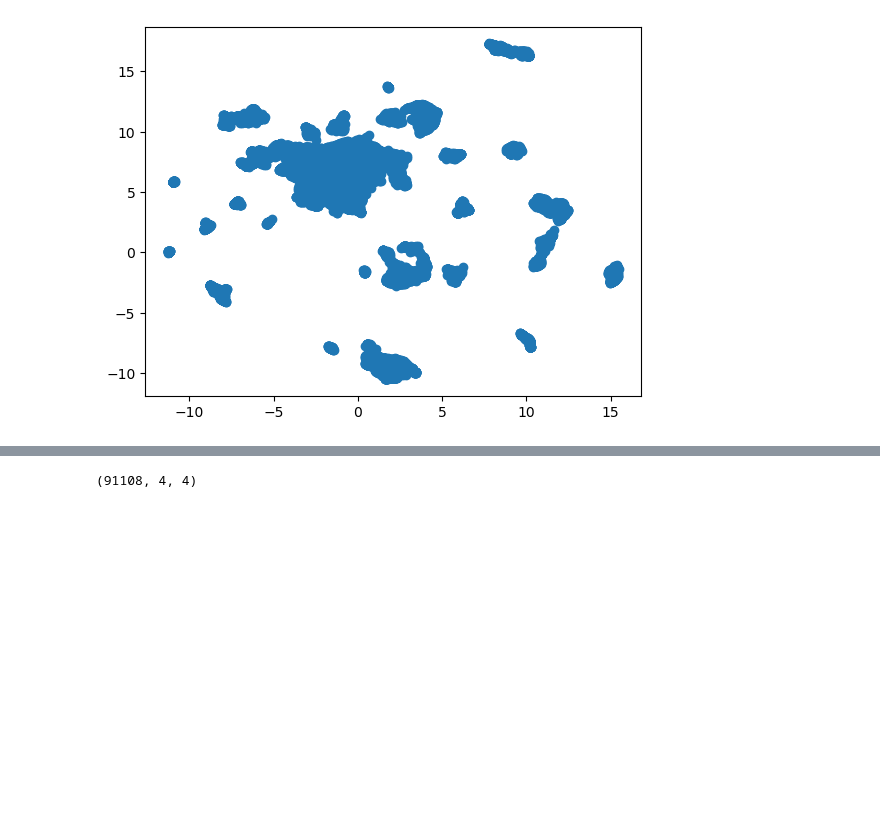
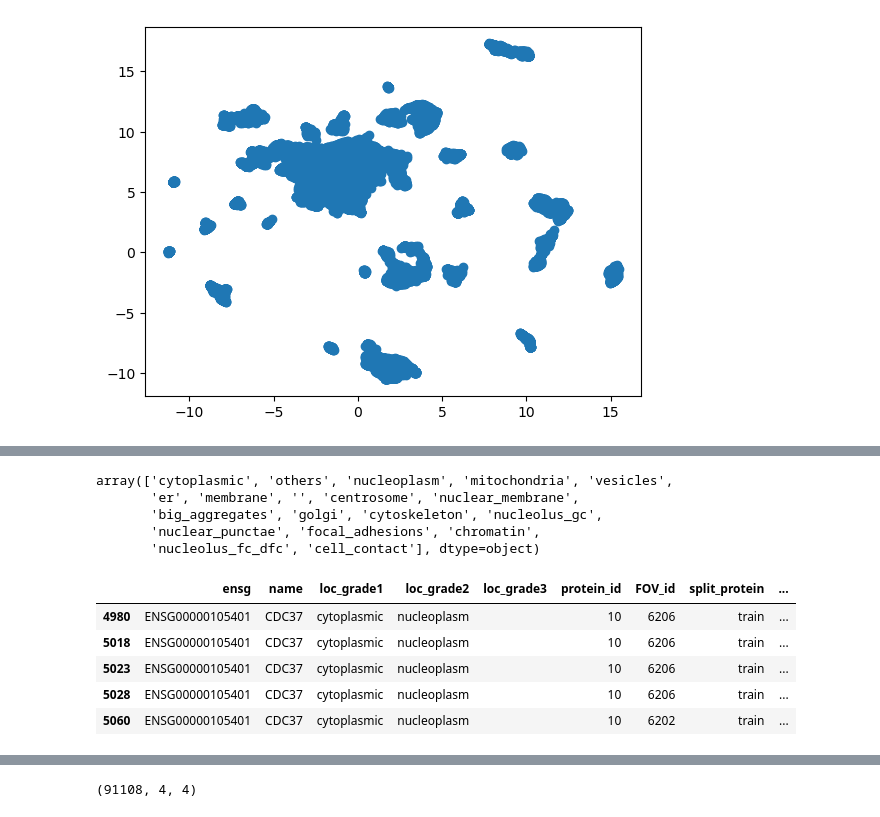
Before and after one commit to sofroniewn/proteoscope, a Jupyter notebook: notebooks/cytoself-2.ipynb, the cells around one changed output, grey strips where cells are left out. Cells and saved outputs as stored; diff of their text form; code cells hidden in the pictures; blank space fills up the shorter version.

```diff
--- a/notebooks/cytoself-2.ipynb
+++ b/notebooks/cytoself-2.ipynb
@@ -153,0 +209,17 @@ labels = pdm.val_dataloader().dataset.labels['loc_grade1']
+# %%
+labels_full.unique()
+# %% [output]
+array(['cytoplasmic', 'others', 'nucleoplasm', 'mitochondria', 'vesicles',
+       'er', 'membrane', '', 'centrosome', 'nuclear_membrane',
+       'big_aggregates', 'golgi', 'cytoskeleton', 'nucleolus_gc',
+       'nuclear_punctae', 'focal_adhesions', 'chromatin',
+       'nucleolus_fc_dfc', 'cell_contact'], dtype=object)
+# %%
+pdm.val_dataloader().dataset.labels.head()
+# %% [output]
+|  | ensg | name | loc_grade1 | loc_grade2 | loc_grade3 | protein_id | FOV_id | split_protein | ... |
+| 4980 | ENSG00000105401 | CDC37 | cytoplasmic | nucleoplasm |  | 10 | 6206 | train | ... |
+| 5018 | ENSG00000105401 | CDC37 | cytoplasmic | nucleoplasm |  | 10 | 6206 | train | ... |
+| 5023 | ENSG00000105401 | CDC37 | cytoplasmic | nucleoplasm |  | 10 | 6206 | train | ... |
+| 5028 | ENSG00000105401 | CDC37 | cytoplasmic | nucleoplasm |  | 10 | 6206 | train | ... |
+| 5060 | ENSG00000105401 | CDC37 | cytoplasmic | nucleoplasm |  | 10 | 6202 | train | ... |
```
Also changed, not shown: parts of 28 cells of this notebook, 7 other files.
